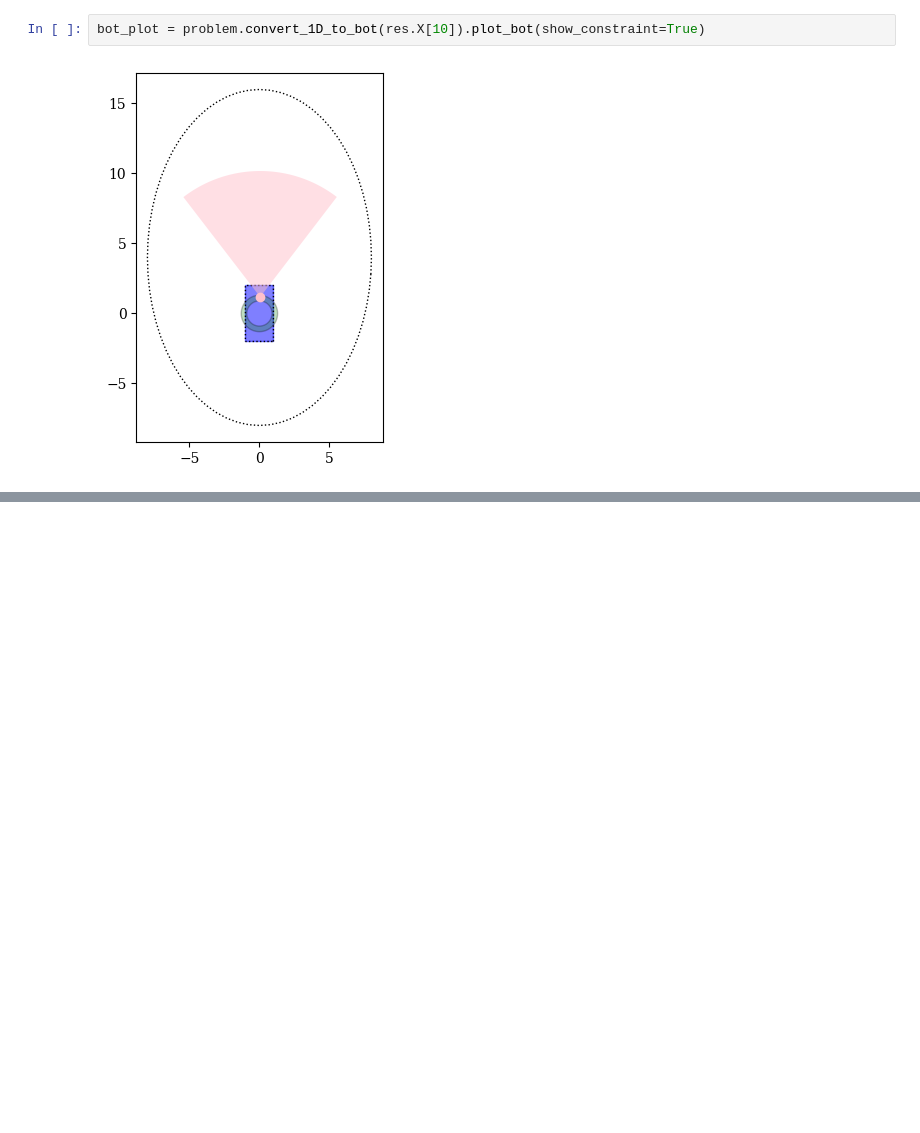
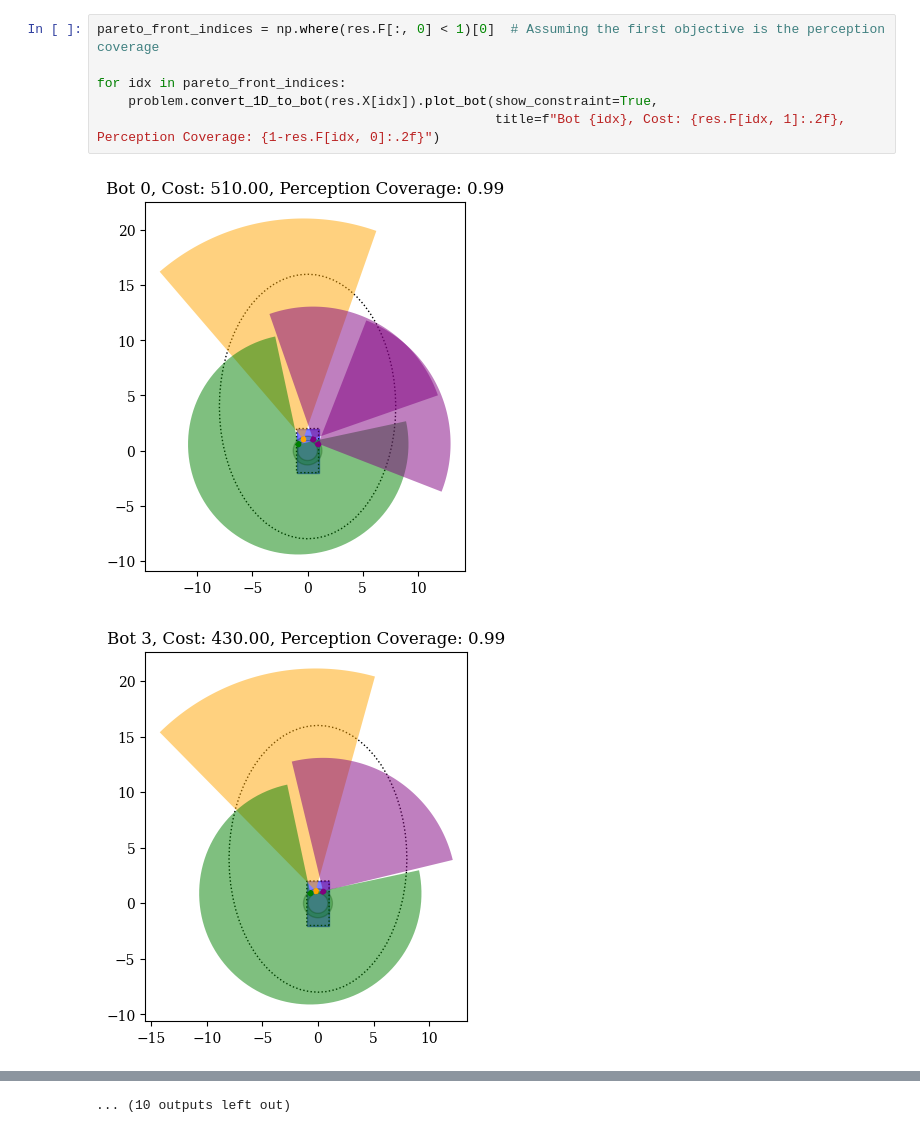
Before and after one commit to robosquiggles/go4robo, a Jupyter notebook: fov_optimize_2d.ipynb, the cells around one changed output, grey strips where cells are left out. Drawn from its saved outputs; the diff is of its cells as text; blank space fills up the shorter version.

```diff
--- a/fov_optimize_2d.ipynb
+++ b/fov_optimize_2d.ipynb
@@ -123,4 +111,9 @@ df_results
-# %%
-bot_plot = problem.convert_1D_to_bot(res.X[10]).plot_bot(show_constraint=True)
-# %% [output]
-[figure, removed]
+# %%
+pareto_front_indices = np.where(res.F[:, 0] < 1)[0]  # Assuming the first objective is the perception coverage
+
+for idx in pareto_front_indices:
+    problem.convert_1D_to_bot(res.X[idx]).plot_bot(show_constraint=True,
+                                                   title=f"Bot {idx}, Cost: {res.F[idx, 1]:.2f}, Perception Coverage: {1-res.F[idx, 0]:.2f}")
+# %% [output]
+[figure, added]
+[figure, added]
@@ -126,0 +130 @@ bot_plot = problem.convert_1D_to_bot(res.X[10]).plot_bot(show_constraint=True)
+... (10 outputs left out)
```
Also changed, not shown: parts of 7 cells of this notebook, 1 other file.
